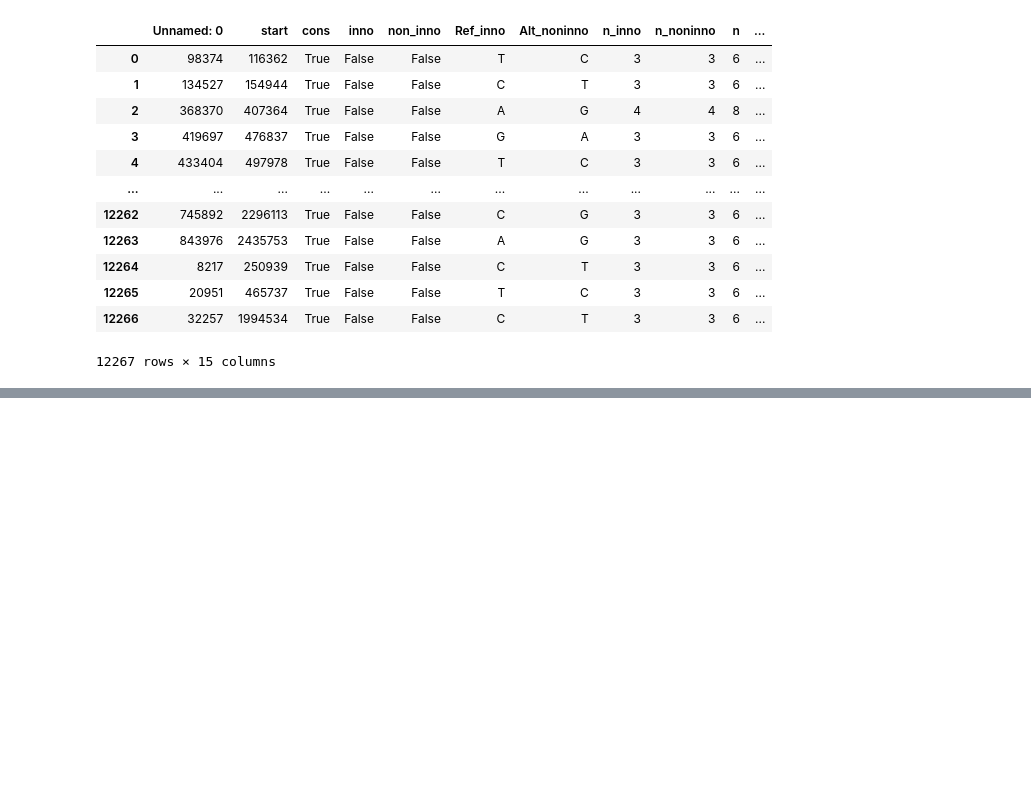
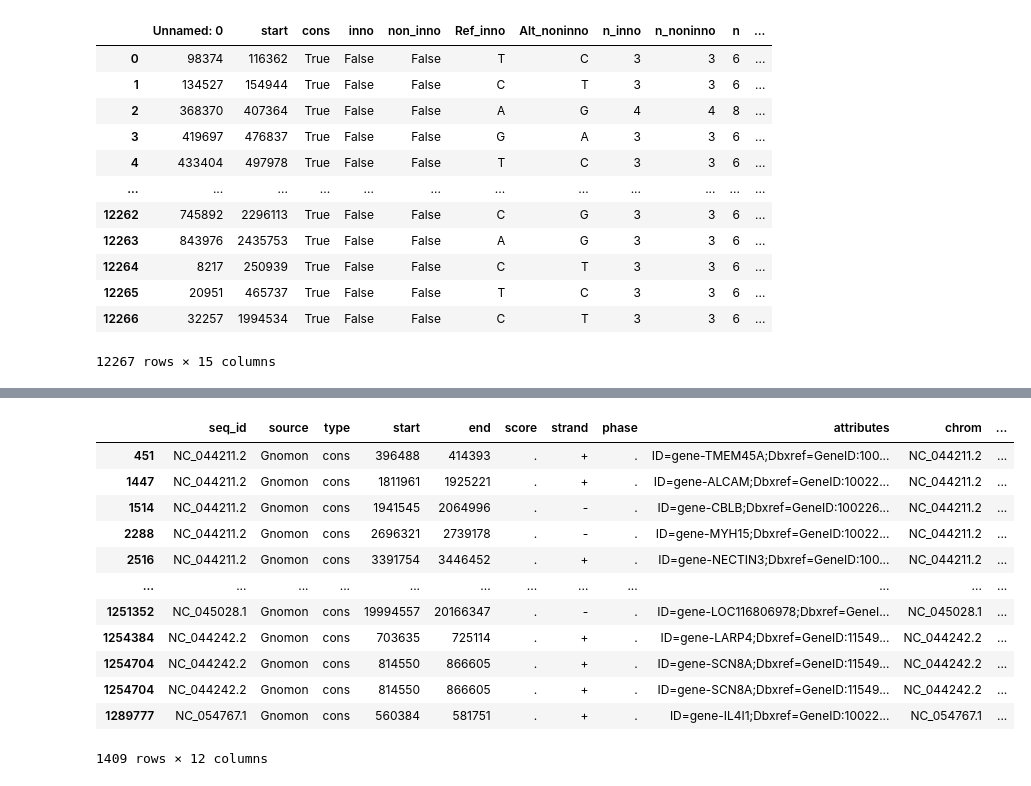
Before and after one commit to aadenisova/bird_innovation, a Jupyter notebook: scripts/SNP_analysis/Get_list_of_genes_8.ipynb, the cells around one changed output, grey strips where cells are left out. Saved outputs shown, nothing was run; the diff lists cells and outputs as text; code cells hidden in the pictures; blank space fills up the shorter version.

```diff
--- a/scripts/SNP_analysis/Get_list_of_genes_8.ipynb
+++ b/scripts/SNP_analysis/Get_list_of_genes_8.ipynb
@@ -191 +172,17 @@ all_df
+# %%
+all_tabels[0]
+# %% [output]
+|  | seq_id | source | type | start | end | score | strand | phase | attributes | chrom | ... |
+| 451 | NC_044211.2 | Gnomon | cons | 396488 | 414393 | . | + | . | ID=gene-TMEM45A;Dbxref=GeneID:100... | NC_044211.2 | ... |
+| 1447 | NC_044211.2 | Gnomon | cons | 1811961 | 1925221 | . | + | . | ID=gene-ALCAM;Dbxref=GeneID:10022... | NC_044211.2 | ... |
+| 1514 | NC_044211.2 | Gnomon | cons | 1941545 | 2064996 | . | - | . | ID=gene-CBLB;Dbxref=GeneID:100226... | NC_044211.2 | ... |
+| 2288 | NC_044211.2 | Gnomon | cons | 2696321 | 2739178 | . | - | . | ID=gene-MYH15;Dbxref=GeneID:10022... | NC_044211.2 | ... |
+| 2516 | NC_044211.2 | Gnomon | cons | 3391754 | 3446452 | . | + | . | ID=gene-NECTIN3;Dbxref=GeneID:100... | NC_044211.2 | ... |
+| ... | ... | ... | ... | ... | ... | ... | ... | ... | ... | ... | ... |
+| 1251352 | NC_045028.1 | Gnomon | cons | 19994557 | 20166347 | . | - | . | ID=gene-LOC116806978;Dbxref=GeneI... | NC_045028.1 | ... |
+| 1254384 | NC_044242.2 | Gnomon | cons | 703635 | 725114 | . | + | . | ID=gene-LARP4;Dbxref=GeneID:11549... | NC_044242.2 | ... |
+| 1254704 | NC_044242.2 | Gnomon | cons | 814550 | 866605 | . | + | . | ID=gene-SCN8A;Dbxref=GeneID:11549... | NC_044242.2 | ... |
+| 1254704 | NC_044242.2 | Gnomon | cons | 814550 | 866605 | . | + | . | ID=gene-SCN8A;Dbxref=GeneID:11549... | NC_044242.2 | ... |
+| 1289777 | NC_054767.1 | Gnomon | cons | 560384 | 581751 | . | + | . | ID=gene-IL4I1;Dbxref=GeneID:10022... | NC_054767.1 | ... |
+1409 rows × 12 columns
 # %%
```
Also changed, not shown: parts of 13 cells of this notebook, 2 other files.
